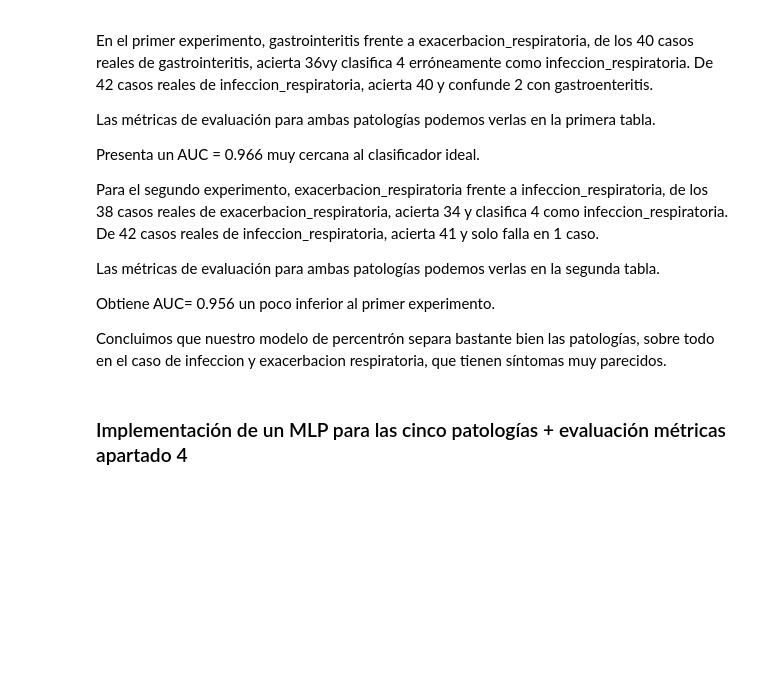
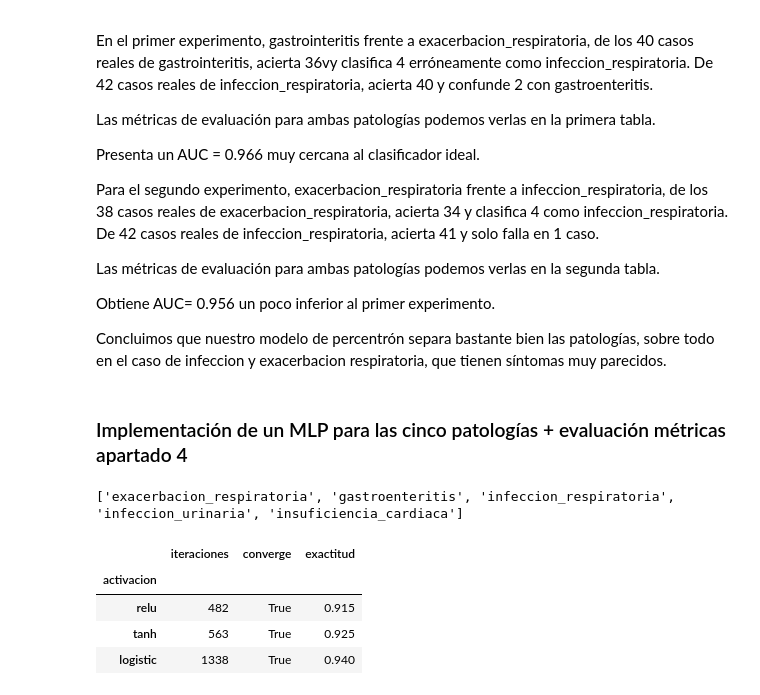
Before and after one commit to angelaNavarro11/sist-apoyo-decision-clinica, a Jupyter notebook: notebooks/Practica3-Resultados.ipynb, the cells around one changed output. Cells and saved outputs as stored; diff of their text form; code cells hidden in the pictures; blank space fills up the shorter version.

```diff
--- a/notebooks/Practica3-Resultados.ipynb
+++ b/notebooks/Practica3-Resultados.ipynb
@@ -607,26 +607,59 @@ Obtiene AUC= 0.956 un poco inferior al primer experimento.
 Concluimos que nuestro modelo de percentrón separa bastante bien las patologías, sobre todo en el caso de infeccion y exacerbacion respiratoria, que tienen síntomas muy parecidos.
 # %% [markdown]
 ### Implementación de un MLP para las cinco patologías + evaluación métricas apartado 4
+# %%
+#ESTABLECEMOS UN ORDEN (alfabético)
+ORDEN = sorted(y.unique())
+print(ORDEN)
+# %% [output]
+['exacerbacion_respiratoria', 'gastroenteritis', 'infeccion_respiratoria', 'infeccion_urinaria', 'insuficiencia_cardiaca']
 # %%
-import numpy as np
 from sklearn.neural_network import MLPClassifier
-from sklearn.metrics import accuracy_score
 
-modelos = {}
-filas = []
+def entrenar_MLP(activacion, max_iter=1500):
+    """" Entrenamos un MLP con la activacion indicada y el resto fijo"""
 
-for act in ["relu", "tanh", "logistic"]:
     modelo = make_pipeline(
         StandardScaler(),
         MLPClassifier(
-            hidden_layer_sizes=(32, 16),
-            activation=act,       # activación de distintos tipos en la capa oculta
+            hidden_layer_sizes=(32, 16),  #establecemos dos capas ocultas: una de 32 y otra de 16 neuronas. Probamos con esta elección y si no obtenemos buenos resultados, la variamos
+            activation=activacion,       # activación de distintos tipos en la capa oculta
             solver='adam',
-            max_iter=500,          # máximo de iteraciones del optimizador
-            random_state=21,         # inicialización reproducible
+            max_iter=max_iter,          # máximo de iteraciones del optimizador
+            random_state=21,         # semilla para garantizar inicialización reproducible
         ))
 
     modelo.fit(X_entrenamiento, y_entrenamiento) #entrenamos el modelo con los datos de entrenamiento
-    modelos[act] = modelo #guardamos el modelo entrenado en un diccionario
-
-    prediccion_pat = modelo.predict(X_validacion)
+    return modelo
+# %%
+modelos = {}
+filas = []
+
+for activacion in ["relu", "tanh", "logistic"]: #hacemos un bucle para no repetir el codigo para cada activacion
+    modelo = entrenar_MLP(activacion)
+    modelos[activacion] = modelo                        # guardamos el modelo entrenado en el diccionario modelos
+
+    mlp = modelo[-1]                             # seleccionamos el MLPClassifier dentro del pipeline
+    prediccion = modelo.predict(X_validacion)
+
+    # reordenamos la estimación de la probabilidad segun ORDEN (definido anteriormente)
+    probabilidad = pd.DataFrame(modelo.predict_proba(X_validacion),
+                         columns=modelo.classes_)[ORDEN].values
+
+    matriz_conf = matriz_confusion(y_validacion, prediccion, ORDEN)
+
+    filas.append({"activacion": activacion,
+                  "iteraciones": mlp.n_iter_,
+                  "converge": mlp.n_iter_ < mlp.max_iter,        # comprobamos si converge. True si converge, False si no (dentro de nuestras iteraciones fijadas)
+                  "exactitud": resumen_global(y_validacion, prediccion)["exactitud_global"],
+
+                  })
+
+tabla_activaciones = pd.DataFrame(filas).set_index("activacion")
+tabla_activaciones.round(3)
+# %% [output]
+|  | iteraciones | converge | exactitud |
+| activacion |  |  |  |
+| relu | 482 | True | 0.915 |
+| tanh | 563 | True | 0.925 |
+| logistic | 1338 | True | 0.940 |
```
Also changed, not shown: parts of 4 cells of this notebook.
